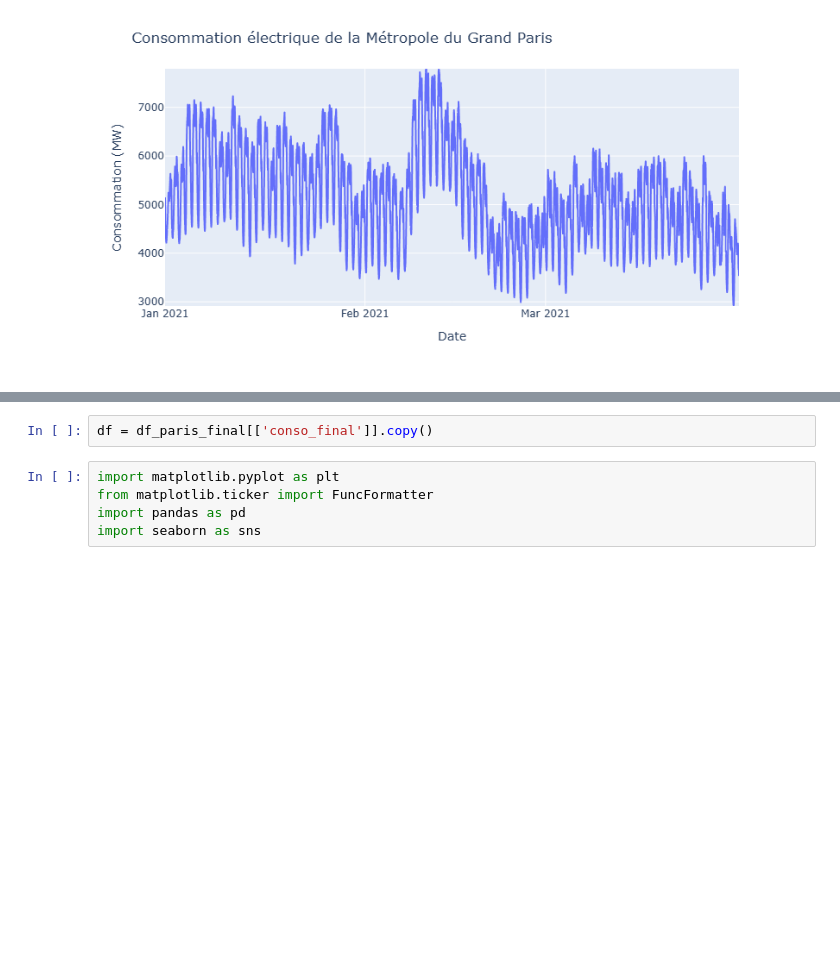
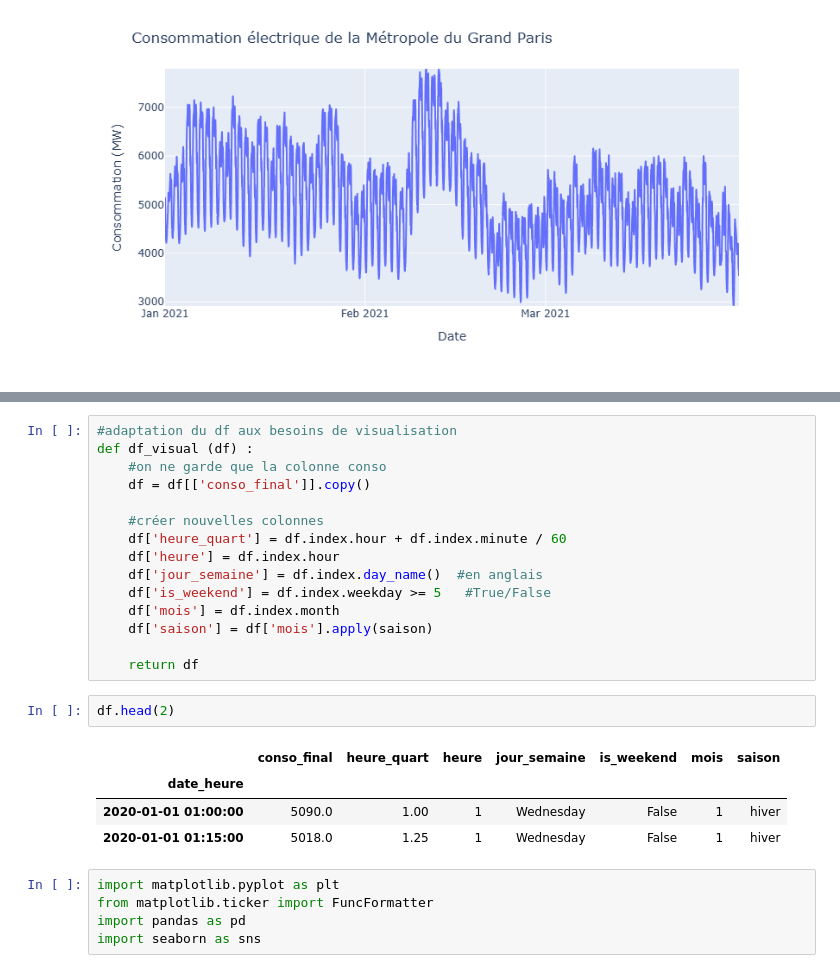
Before and after one commit to angelagrimaud/projet_pythonds, a Jupyter notebook: notebooks/anaylse_conso.ipynb, the cells around one changed output, grey strips where cells are left out. Saved outputs shown, nothing was run; the diff lists cells and outputs as text; blank space fills up the shorter version.

```diff
--- a/notebooks/anaylse_conso.ipynb
+++ b/notebooks/anaylse_conso.ipynb
@@ -209,5 +223,25 @@ Pour cela on va devoir adapter légèrement le dataframe : ajouter le jour de la
 # %%
-df = df_paris_final[['conso_final']].copy()
+#adaptation du df aux besoins de visualisation
+def df_visual (df) :
+    #on ne garde que la colonne conso
+    df = df[['conso_final']].copy()
+
+    #créer nouvelles colonnes
+    df['heure_quart'] = df.index.hour + df.index.minute / 60
+    df['heure'] = df.index.hour
+    df['jour_semaine'] = df.index.day_name()  #en anglais
+    df['is_weekend'] = df.index.weekday >= 5   #True/False
+    df['mois'] = df.index.month
+    df['saison'] = df['mois'].apply(saison)
+
+    return df
+# %%
+df.head(2)
+# %% [output]
+|  | conso_final | heure_quart | heure | jour_semaine | is_weekend | mois | saison |
+| date_heure |  |  |  |  |  |  |  |
+| 2020-01-01 01:00:00 | 5090.0 | 1.00 | 1 | Wednesday | False | 1 | hiver |
+| 2020-01-01 01:15:00 | 5018.0 | 1.25 | 1 | Wednesday | False | 1 | hiver |
 # %%
 import matplotlib.pyplot as plt
 from matplotlib.ticker import FuncFormatter
```
Also changed, not shown: parts of 26 cells of this notebook, 1 other file.
